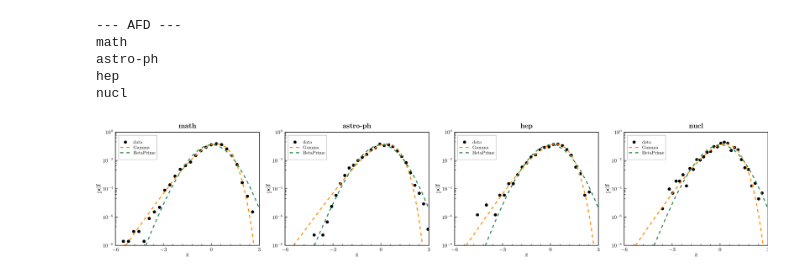
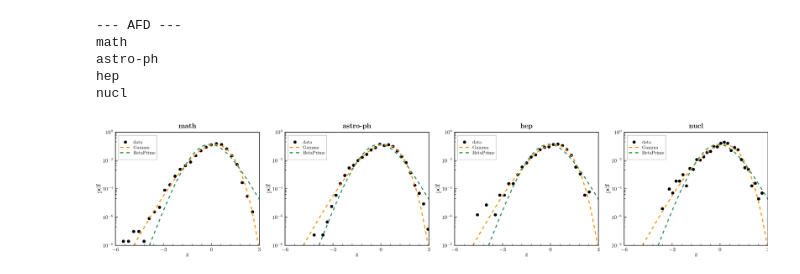
Before and after one commit to luca430/Meris, a Jupyter notebook: python-notebooks/Arxive.ipynb, the cells around one changed output. Saved outputs shown, nothing was run; the diff lists cells and outputs as text; code cells hidden in the pictures.

```diff
--- a/python-notebooks/Arxive.ipynb
+++ b/python-notebooks/Arxive.ipynb
@@ -136,37 +133,33 @@ for (i, e) in enumerate(envs)
     ax = Axis(fig[row, col];
         title = string(e),
         yscale = log10,
         limits = (xlims, ylims),
         xlabel = L"\text{z}",
         ylabel = L"\text{pdf}",
         xlabelsize = 12, ylabelsize = 12, titlesize = 13,
         xticklabelsize = 10, yticklabelsize = 10
     )
 
     # Data for this environment
     x, y = afd isa AbstractDict ? afd[e] : only(last.(filter(p -> first(p) == e, afd)))
 
-    # Parameters for this environment
-    k, sk = LRDistr.gamma_params(df[df.env .== e, :], occ=0.99)
-    α, sα, β, sβ = LRDistr.betap_params(df[df.env .== e, :], occ=0.99)
-
     # Plots
     scatter!(ax, x, 10 .^ log.(y); markersize=7, label="data", color=:black)
 
-    lines!(ax, zrange, 10 .^ LRDistr.lr_gamma(zrange, k);
+    lines!(ax, zrange, 10 .^ Meris.LRDistr.lr_gamma(zrange, 4);
            linewidth=2, linestyle=:dash, label="Gamma", color=:darkorange)
 
-    lines!(ax, zrange, 10 .^ LRDistr.lr_betap(zrange, α, β);
+    lines!(ax, zrange, 10 .^ Meris.LRDistr.lr_betap(zrange, 3, 2);
            linewidth=2, linestyle=:dash, label="BetaPrime", color=:seagreen)
 
     # Legend inside each axis
     axislegend(ax; position=:lt, framevisible=true, labelsize=9, padding=3)
 end
 
 # Optional: tighten layout a bit
 colgap!(fig.layout, 12)
 rowgap!(fig.layout, 10)
 
 fig
 # %% [output]
-[figure, old version]
+[figure, new version]
```
Also changed, not shown: parts of 4 cells of this notebook, 6 other files.
